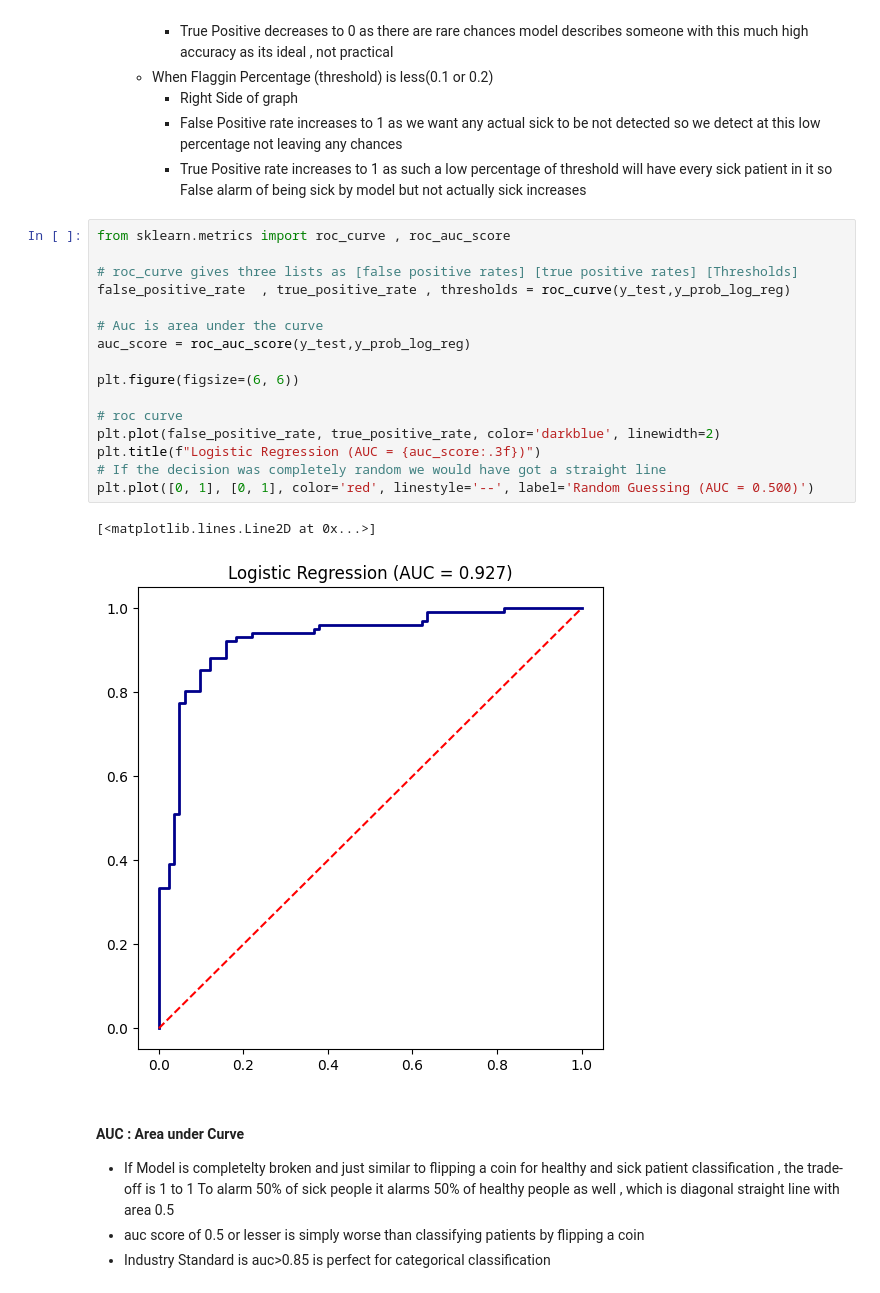
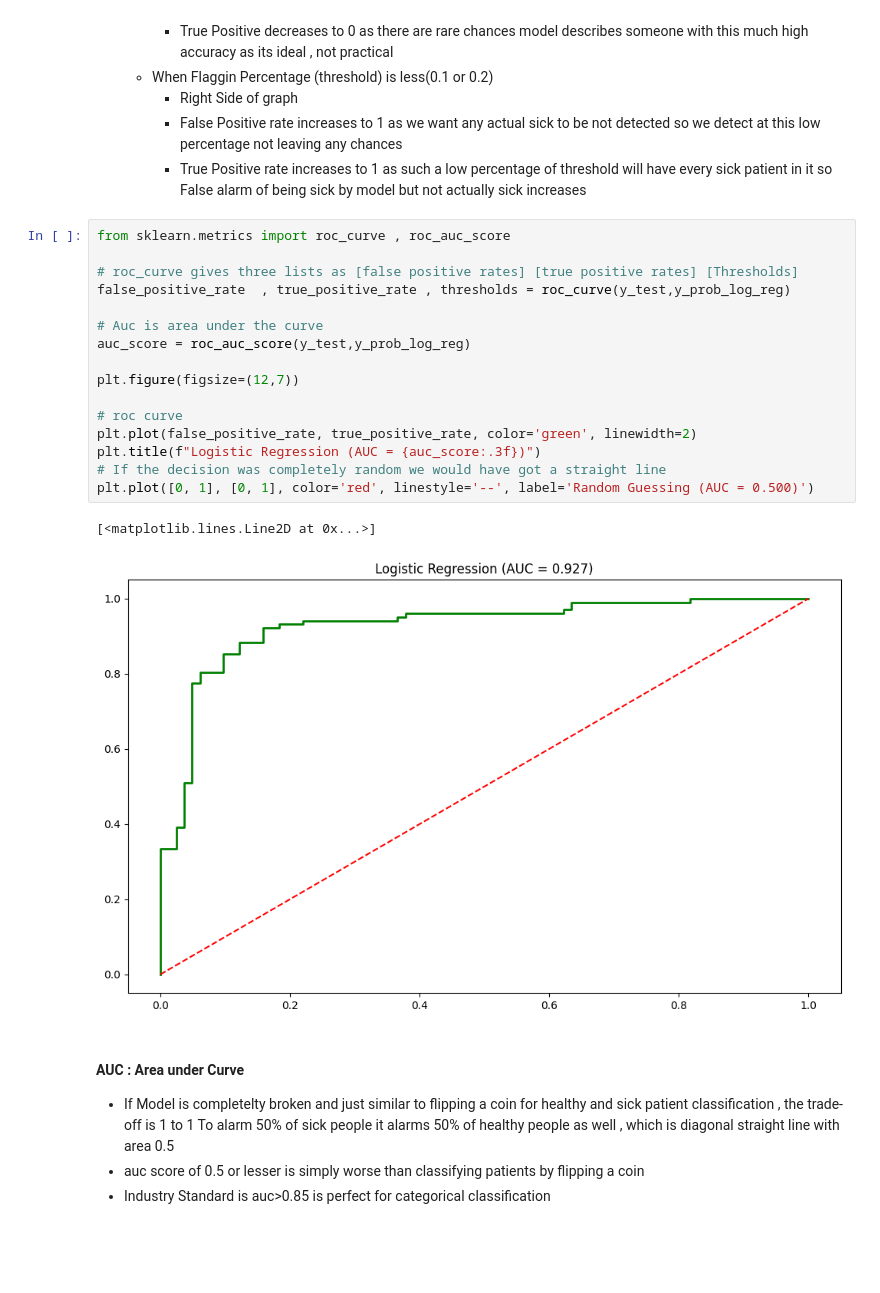
Before and after one commit to Tanish-30-08-2006/Heart-Disease-Prediction, a Jupyter notebook: notebooks/04_Model_Training_and_Verification.ipynb, the cells around one changed output. Saved outputs shown, nothing was run; the diff lists cells and outputs as text; blank space fills up the shorter version.

```diff
--- a/notebooks/04_Model_Training_and_Verification.ipynb
+++ b/notebooks/04_Model_Training_and_Verification.ipynb
@@ -305,22 +305,22 @@ F1-Score:  0.8835 (The balanced compromise)
 # %%
 from sklearn.metrics import roc_curve , roc_auc_score
 
 # roc_curve gives three lists as [false positive rates] [true positive rates] [Thresholds]
 false_positive_rate  , true_positive_rate , thresholds = roc_curve(y_test,y_prob_log_reg)
 
 # Auc is area under the curve
 auc_score = roc_auc_score(y_test,y_prob_log_reg)
 
-plt.figure(figsize=(6, 6))
+plt.figure(figsize=(12,7))
 
 # roc curve
-plt.plot(false_positive_rate, true_positive_rate, color='darkblue', linewidth=2)
+plt.plot(false_positive_rate, true_positive_rate, color='green', linewidth=2)
 plt.title(f"Logistic Regression (AUC = {auc_score:.3f})")
 # If the decision was completely random we would have got a straight line
 plt.plot([0, 1], [0, 1], color='red', linestyle='--', label='Random Guessing (AUC = 0.500)')
 # %% [output]
 [<matplotlib.lines.Line2D at 0x...>]
-[figure, old version]
+[figure, new version]
 # %% [markdown]
 #### AUC : Area under Curve
 - If Model is completelty broken and just similar to flipping a coin for healthy and sick patient classification , the trade-off is 1 to 1
```
Also changed, not shown: parts of 5 cells of this notebook.
